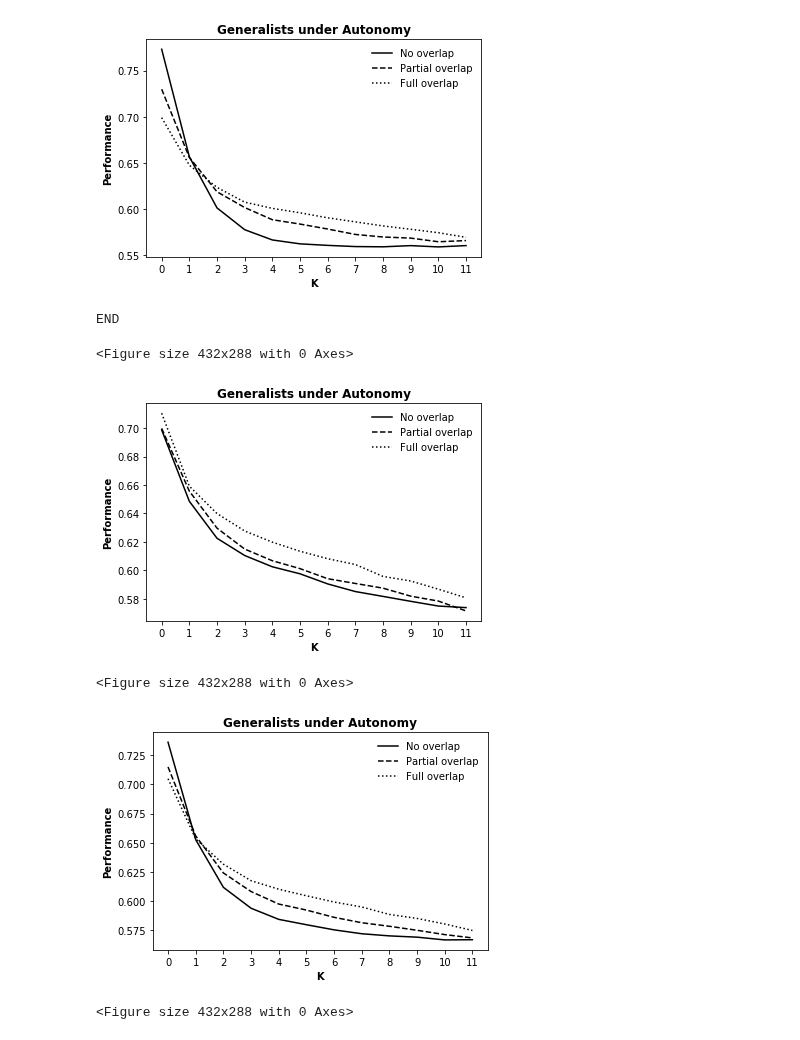
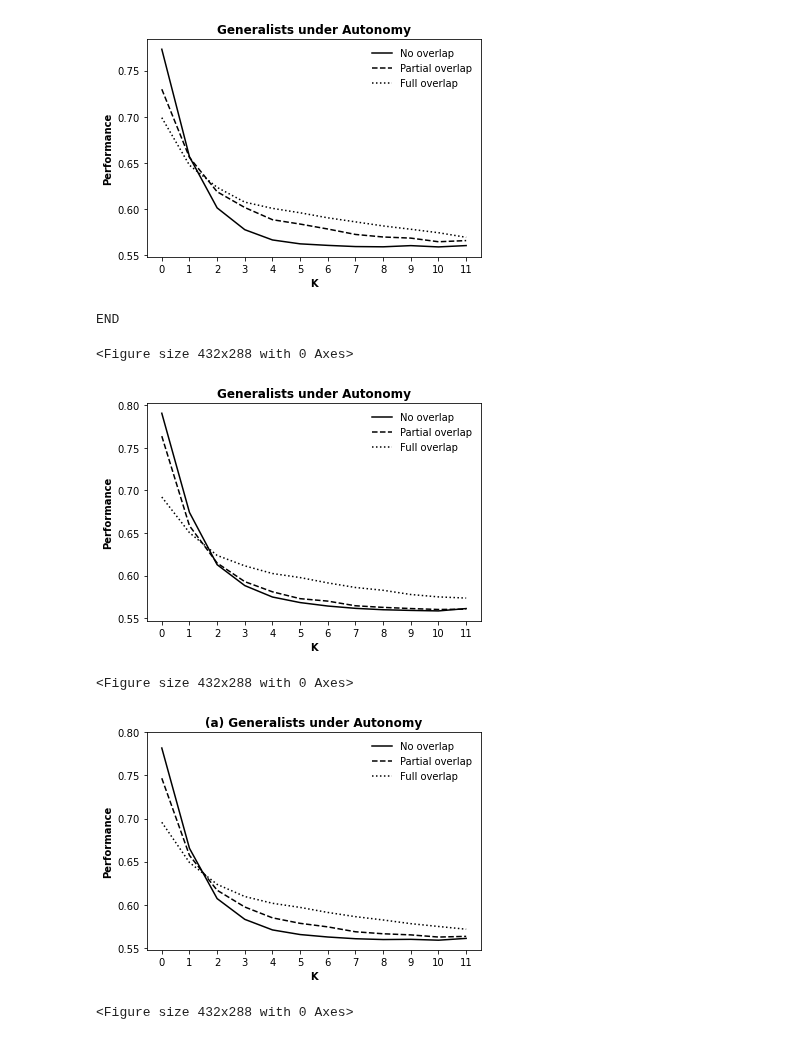
Before and after one commit to baldFemale/OpenInnovationFramework, a Jupyter notebook: Autonomy/Evaluator_G_contingency.ipynb, the cells around one changed output. Saved outputs shown, nothing was run; the diff lists cells and outputs as text; code cells hidden in the pictures.

```diff
--- a/Autonomy/Evaluator_G_contingency.ipynb
+++ b/Autonomy/Evaluator_G_contingency.ipynb
@@ -4,11 +4,11 @@ import pickle
 import numpy as np
 # %%
 # G performance in GG
-data_folder = r"F:\data\gst-1112\Autonomy_1\gg"
-g1_performance_0_file = data_folder + r"\g1_performance_across_K_0"
-g1_performance_2_file = data_folder + r"\g1_performance_across_K_2"
-g1_performance_4_file = data_folder + r"\g1_performance_across_K_4"
-g1_performance_6_file = data_folder + r"\g1_performance_across_K_6"
+data_folder = r"E:\data\gst-1112\Autonomy_2"
+g1_performance_0_file = data_folder + r"\gg\g1_performance_across_K_0"
+g1_performance_2_file = data_folder + r"\gg\g1_performance_across_K_2"
+g1_performance_4_file = data_folder + r"\gg\g1_performance_across_K_4"
+g1_performance_6_file = data_folder + r"\gg\g1_performance_across_K_6"
 with open(g1_performance_0_file, 'rb') as infile:
     g1_performance_0 = pickle.load(infile)
 with open(g1_performance_2_file, 'rb') as infile:
@@ -17,10 +17,10 @@ with open(g1_performance_4_file, 'rb') as infile:
     g1_performance_4 = pickle.load(infile)
 with open(g1_performance_6_file, 'rb') as infile:
     g1_performance_6 = pickle.load(infile)
-g2_performance_0_file = data_folder + r"\g2_performance_across_K_0"
-g2_performance_2_file = data_folder + r"\g2_performance_across_K_2"
-g2_performance_4_file = data_folder + r"\g2_performance_across_K_4"
-g2_performance_6_file = data_folder + r"\g2_performance_across_K_6"
+g2_performance_0_file = data_folder + r"\gg\g2_performance_across_K_0"
+g2_performance_2_file = data_folder + r"\gg\g2_performance_across_K_2"
+g2_performance_4_file = data_folder + r"\gg\g2_performance_across_K_4"
+g2_performance_6_file = data_folder + r"\gg\g2_performance_across_K_6"
 with open(g2_performance_0_file, 'rb') as infile:
     g2_performance_0 = pickle.load(infile)
 with open(g2_performance_2_file, 'rb') as infile:
@@ -43,22 +43,20 @@ plt.ylabel('Performance', fontweight='bold', fontsize=10)
 plt.xticks(x)
 plt.title("Generalists under Autonomy", fontweight='bold')
 plt.legend(frameon=False, fontsize=10)
-plt.savefig(data_folder + r"\G_in_GG_overlap_autonomy.png", transparent=False, dpi=200)
+# plt.savefig(data_folder + r"\G_in_GG_overlap_autonomy.png", transparent=False, dpi=200)
 plt.show()
 plt.clf()
 print("END")
 # %% [output]
-[figure, old version]
+[figure, new version]
 END
 <Figure size 432x288 with 0 Axes>
 # %%
 # G performance in GS
-data_folder = r"F:\data\gst-1112\Autonomy_1\gs"
-
-g_performance_0_file = data_folder + r"\g_performance_across_K_0"
-g_performance_1_file = data_folder + r"\g_performance_across_K_1"
-g_performance_2_file = data_folder + r"\g_performance_across_K_2"
-g_performance_3_file = data_folder + r"\g_performance_across_K_3"
+g_performance_0_file = data_folder + r"\gs\g_performance_across_K_0"
+g_performance_1_file = data_folder + r"\gs\g_performance_across_K_1"
+g_performance_2_file = data_folder + r"\gs\g_performance_across_K_2"
+g_performance_3_file = data_folder + r"\gs\g_performance_across_K_3"
 with open(g_performance_0_file, 'rb') as infile:
     g_performance_0 = pickle.load(infile)
 with open(g_performance_1_file, 'rb') as infile:
@@ -79,38 +77,39 @@ plt.plot(x, g_performance_3, "k:", label="Full overlap")
 plt.xlabel('K', fontweight='bold', fontsize=10)
 plt.ylabel('Performance', fontweight='bold', fontsize=10)
 plt.xticks(x)
+plt.yticks(np.arange(0.55, 0.85, step=0.05))
 plt.title("Generalists under Autonomy", fontweight='bold')
 plt.legend(frameon=False, fontsize=10)
 plt.savefig(data_folder + r"\G_in_GS_overlap_autonomy.png", transparent=False, dpi=200)
 plt.show()
 plt.clf()
 # %% [output]
-[figure, old version]
+[figure, new version]
 <Figure size 432x288 with 0 Axes>
 # %%
 # Integrated Results (remove the dimension of recombinations)
 # Generalists
 x = [0, 1, 2, 3, 4, 5, 6, 7, 8, 9, 10, 11]
 overall_g_performance_0 = []
 overall_g_performance_1 = []
 overall_g_performance_2 = []
 for index, value in enumerate(x):
     overall_g_performance_0.append((g_performance_0[index] + g1_performance_0[index]) / 2)  # No overlap
     overall_g_performance_1.append((g_performance_1[index] + g1_performance_2[index]) / 2)  # Partial overlap
     overall_g_performance_2.append((g_performance_3[index] + g1_performance_6[index]) / 2)  # Full overlap
 
-data_folder = r"F:\data\gst-1112\Autonomy_1"
 plt.plot(x, overall_g_performance_0, "k-", label="No overlap")
 plt.plot(x, overall_g_performance_1, "k--", label="Partial overlap")
 plt.plot(x, overall_g_performance_2, "k:", label="Full overlap")
 plt.xlabel('K', fontweight='bold', fontsize=10)
 plt.ylabel('Performance', fontweight='bold', fontsize=10)
 plt.xticks(x)
-plt.title("Generalists under Autonomy", fontweight='bold')
+plt.yticks(np.arange(0.55, 0.85, step=0.05))
+plt.title("(a) Generalists under Autonomy", fontweight='bold')
 plt.legend(frameon=False, fontsize=10)
 plt.savefig(data_folder + r"\G_overlap_autonomy.png", transparent=True, dpi=200)
 plt.show()
 plt.clf()
 # %% [output]
-[figure, old version]
+[figure, new version]
 <Figure size 432x288 with 0 Axes>
```
Also changed, not shown: 15 other files.
